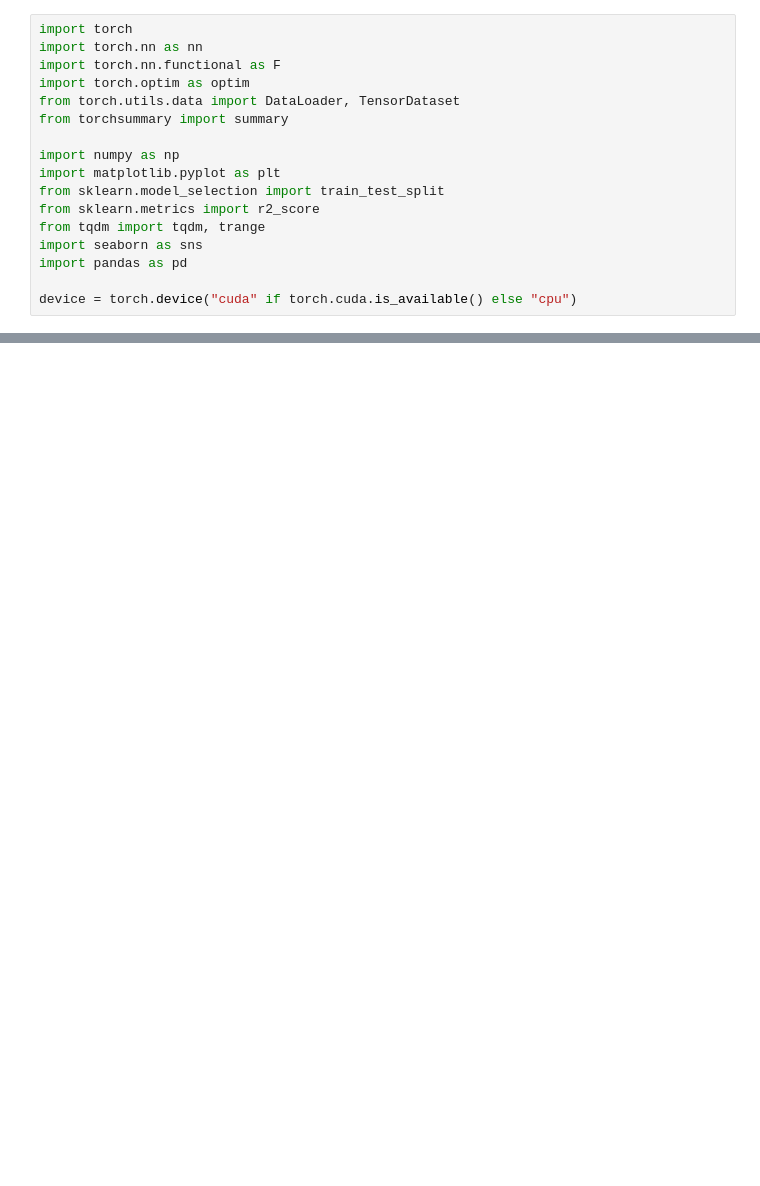
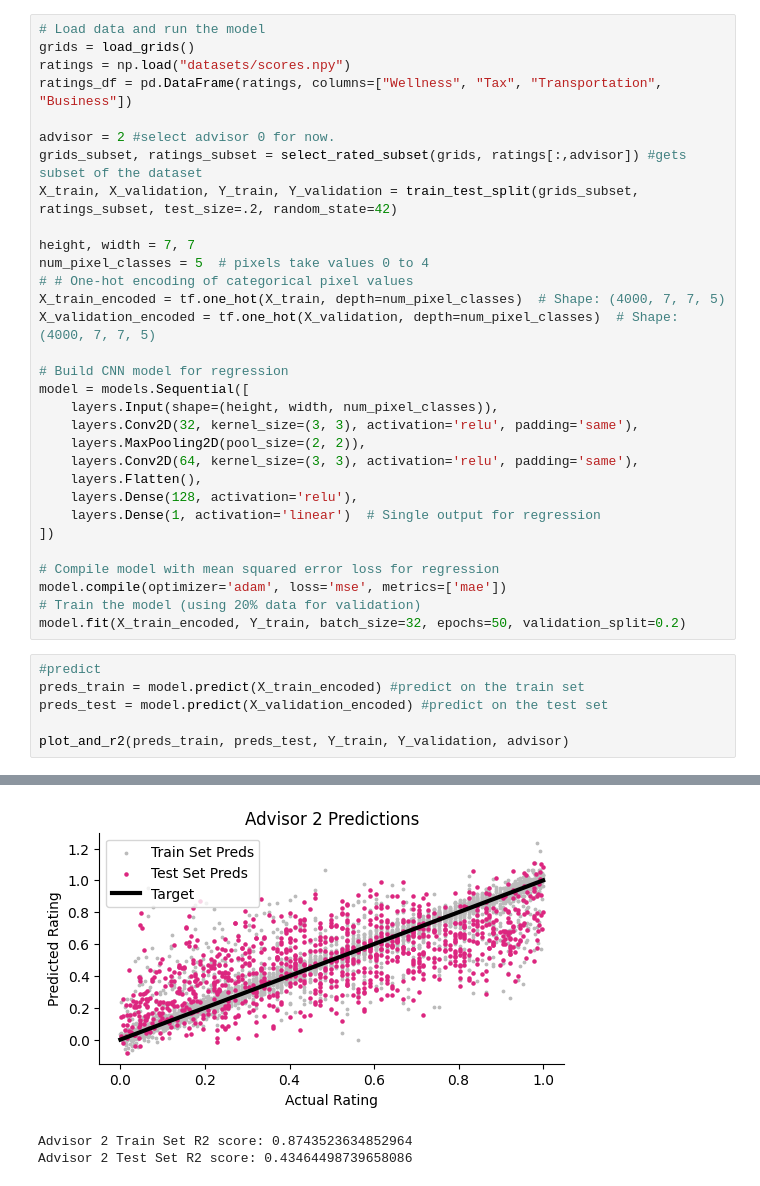
Before and after one commit to PatrykPrezyna/2155-Challenge-Problem-2, a Jupyter notebook: CNN.ipynb, the cells around one changed output, grey strips where cells are left out. Saved outputs shown, nothing was run; the diff lists cells and outputs as text; blank space fills up the shorter version.

```diff
--- a/CNN.ipynb
+++ b/CNN.ipynb
@@ -27,17 +69,38 @@ X_validation_encoded = tf.one_hot(X_validation, depth=num_pixel_classes)  # Shap
-# %%
-import torch
-import torch.nn as nn
-import torch.nn.functional as F
-import torch.optim as optim
-from torch.utils.data import DataLoader, TensorDataset
-from torchsummary import summary
-
-import numpy as np
-import matplotlib.pyplot as plt
-from sklearn.model_selection import train_test_split
-from sklearn.metrics import r2_score
-from tqdm import tqdm, trange
-import seaborn as sns
-import pandas as pd
-
-device = torch.device("cuda" if torch.cuda.is_available() else "cpu")
+# %%
+# Load data and run the model
+grids = load_grids()
+ratings = np.load("datasets/scores.npy")
+ratings_df = pd.DataFrame(ratings, columns=["Wellness", "Tax", "Transportation", "Business"])
+
+advisor = 2 #select advisor 0 for now.
+grids_subset, ratings_subset = select_rated_subset(grids, ratings[:,advisor]) #gets subset of the dataset
+X_train, X_validation, Y_train, Y_validation = train_test_split(grids_subset, ratings_subset, test_size=.2, random_state=42)
+
+height, width = 7, 7
+num_pixel_classes = 5  # pixels take values 0 to 4
+# # One-hot encoding of categorical pixel values
+X_train_encoded = tf.one_hot(X_train, depth=num_pixel_classes)  # Shape: (4000, 7, 7, 5)
+X_validation_encoded = tf.one_hot(X_validation, depth=num_pixel_classes)  # Shape: (4000, 7, 7, 5)
+
+# Build CNN model for regression
+model = models.Sequential([
+    layers.Input(shape=(height, width, num_pixel_classes)),
+    layers.Conv2D(32, kernel_size=(3, 3), activation='relu', padding='same'),
+    layers.MaxPooling2D(pool_size=(2, 2)),
+    layers.Conv2D(64, kernel_size=(3, 3), activation='relu', padding='same'),
+    layers.Flatten(),
+    layers.Dense(128, activation='relu'),
+    layers.Dense(1, activation='linear')  # Single output for regression
+])
+
+# Compile model with mean squared error loss for regression
+model.compile(optimizer='adam', loss='mse', metrics=['mae'])
+# Train the model (using 20% data for validation)
+model.fit(X_train_encoded, Y_train, batch_size=32, epochs=50, validation_split=0.2)
+# %%
+#predict
+preds_train = model.predict(X_train_encoded) #predict on the train set
+preds_test = model.predict(X_validation_encoded) #predict on the test set
+
+plot_and_r2(preds_train, preds_test, Y_train, Y_validation, advisor)
+# %% [output]
@@ -44 +109,4 @@ device = torch.device("cuda" if torch.cuda.is_available() else "cpu")
+[figure, added]
+Advisor 2 Train Set R2 score: 0.8743523634852964
+Advisor 2 Test Set R2 score: 0.43464498739658086
 # %%
```
Also changed, not shown: parts of 6 cells of this notebook.
